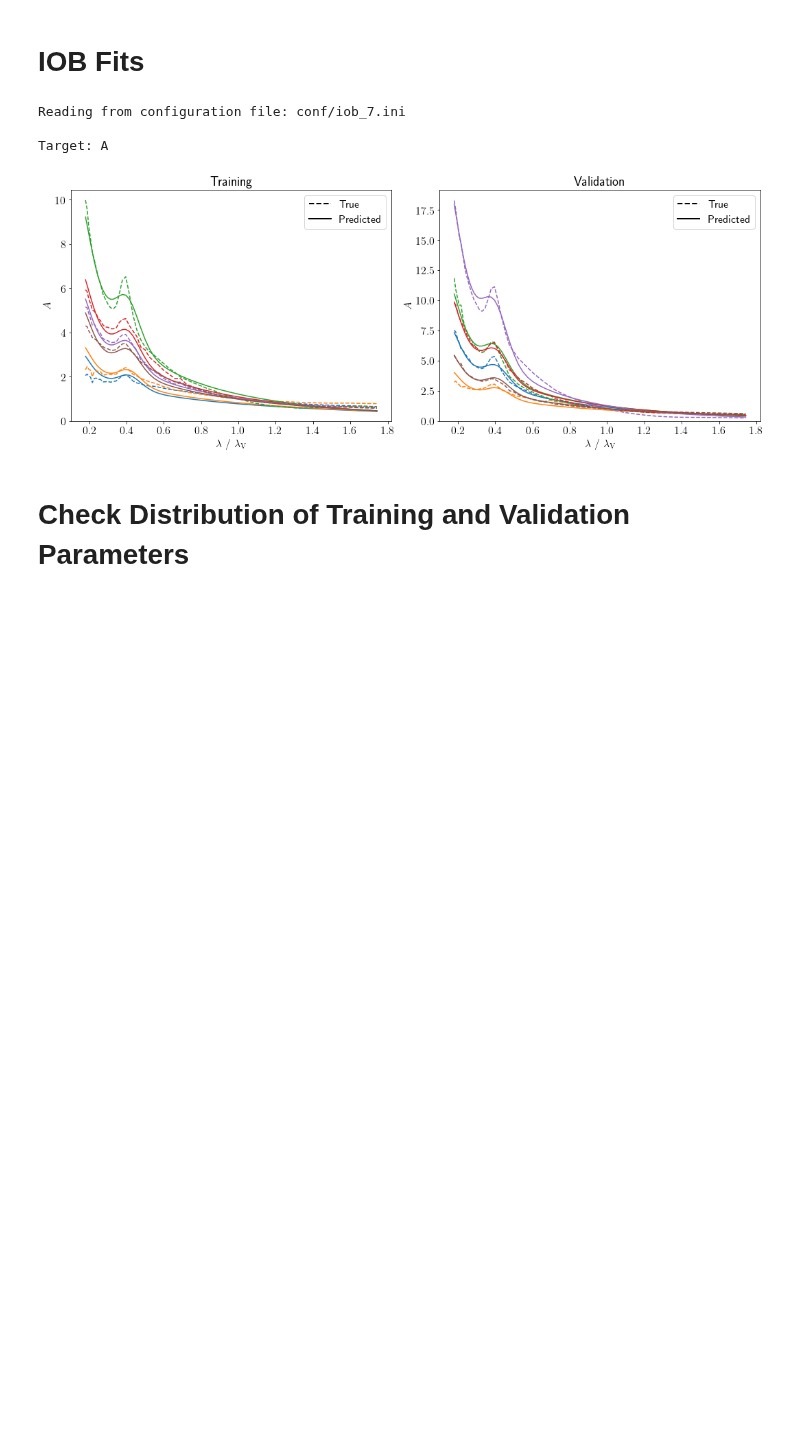
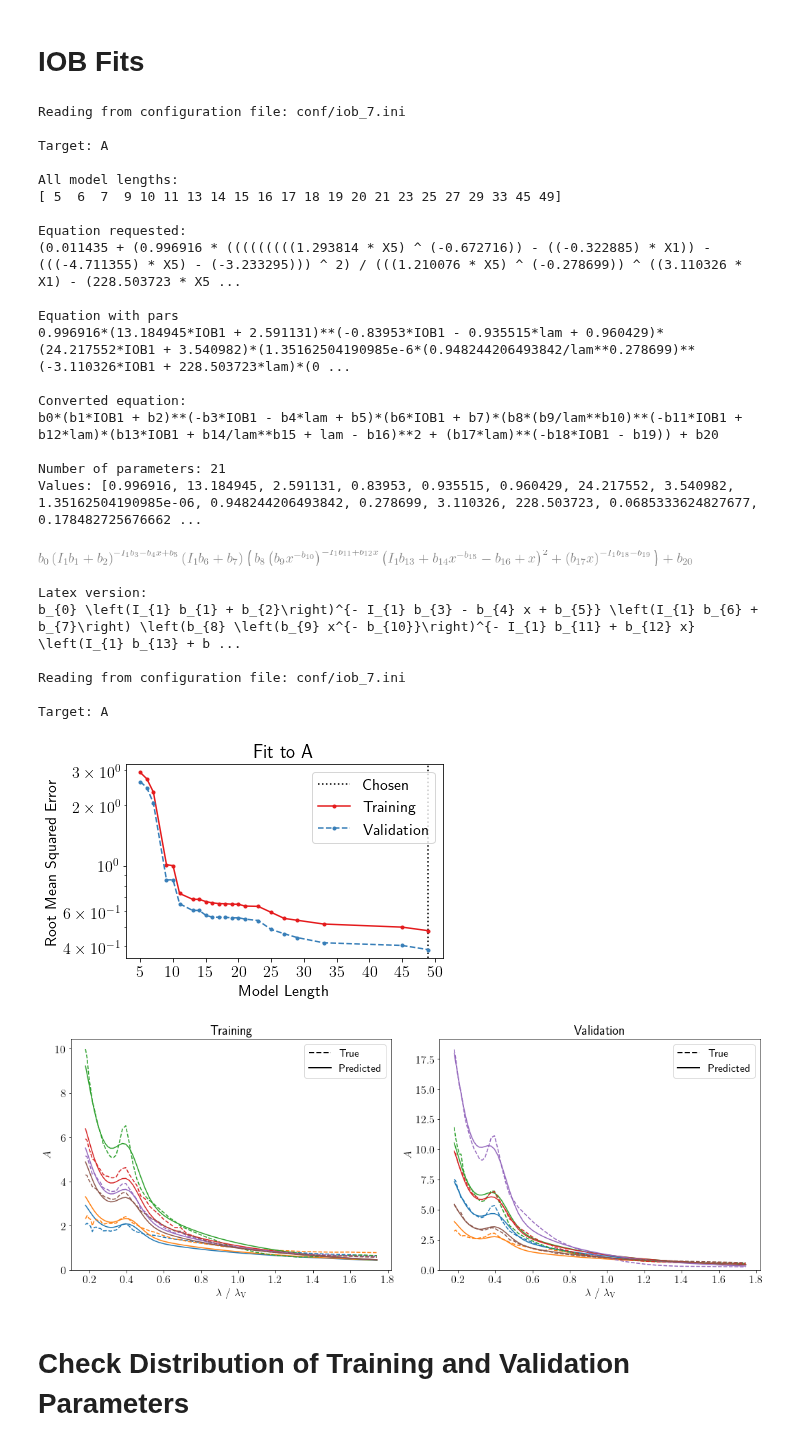
Before and after one commit to maho3/iob-attenuation, a Jupyter notebook: symbolic_regression/Results.ipynb, the cells around one changed output. Saved outputs shown, nothing was run; the diff lists cells and outputs as text; code cells hidden in the pictures; blank space fills up the shorter version.

```diff
--- a/symbolic_regression/Results.ipynb
+++ b/symbolic_regression/Results.ipynb
@@ -11,20 +11,43 @@ import numpy as np
 # %%
 # ini_file = 'conf/iob_0.ini'; ilen = None
 # ini_file = 'conf/iob_1.ini'; ilen = None
 # ini_file = 'conf/iob_2.ini'; ilen = 30
 # ini_file = 'conf/iob_3.ini'; ilen = None
 # ini_file = 'conf/iob_4.ini'; ilen = None
 # ini_file = 'conf/iob_5.ini'; ilen = None
 # ini_file = 'conf/iob_6.ini'; ilen = None
 ini_file = 'conf/iob_7.ini'; ilen = None
-# processing_fun.plot_pareto(ini_file, ilen=ilen)
+processing_fun.plot_pareto(ini_file, ilen=ilen)
 # processing_fun.prediction_plots(ini_file, ilen=ilen);
 processing_fun.plot_example(ini_file, ilen=ilen, nexamples=6);
 # %% [output]
 Reading from configuration file: conf/iob_7.ini
 
 Target: A
+
+All model lengths:
+[ 5  6  7  9 10 11 13 14 15 16 17 18 19 20 21 23 25 27 29 33 45 49]
+
+Equation requested:
+(0.011435 + (0.996916 * (((((((((1.293814 * X5) ^ (-0.672716)) - ((-0.322885) * X1)) - (((-4.711355) * X5) - (-3.233295))) ^ 2) / (((1.210076 * X5) ^ (-0.278699)) ^ ((3.110326 * X1) - (228.503723 * X5 ...
+
+Equation with pars
+0.996916*(13.184945*IOB1 + 2.591131)**(-0.83953*IOB1 - 0.935515*lam + 0.960429)*(24.217552*IOB1 + 3.540982)*(1.35162504190985e-6*(0.948244206493842/lam**0.278699)**(-3.110326*IOB1 + 228.503723*lam)*(0 ...
+
+Converted equation:
+b0*(b1*IOB1 + b2)**(-b3*IOB1 - b4*lam + b5)*(b6*IOB1 + b7)*(b8*(b9/lam**b10)**(-b11*IOB1 + b12*lam)*(b13*IOB1 + b14/lam**b15 + lam - b16)**2 + (b17*lam)**(-b18*IOB1 - b19)) + b20
+
+Number of parameters: 21
+Values: [0.996916, 13.184945, 2.591131, 0.83953, 0.935515, 0.960429, 24.217552, 3.540982, 1.35162504190985e-06, 0.948244206493842, 0.278699, 3.110326, 228.503723, 0.0685333624827677, 0.178482725676662 ...
-[figure, old version]
+[figure, new version]
+Latex version:
+b_{0} \left(I_{1} b_{1} + b_{2}\right)^{- I_{1} b_{3} - b_{4} x + b_{5}} \left(I_{1} b_{6} + b_{7}\right) \left(b_{8} \left(b_{9} x^{- b_{10}}\right)^{- I_{1} b_{11} + b_{12} x} \left(I_{1} b_{13} + b ...
+
+Reading from configuration file: conf/iob_7.ini
+
+Target: A
+[figure, added]
+[figure, added]
 # %% [markdown]
 # Check Distribution of Training and Validation Parameters
 # %%
```
Also changed, not shown: 1 other file.
